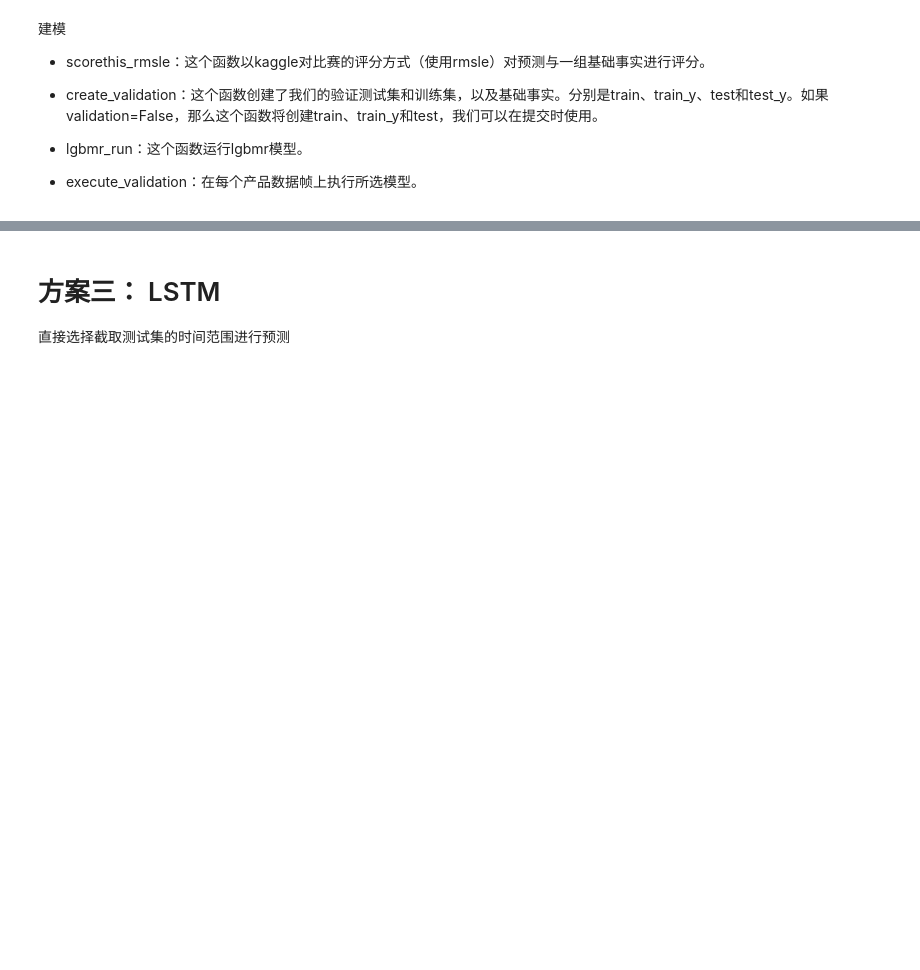
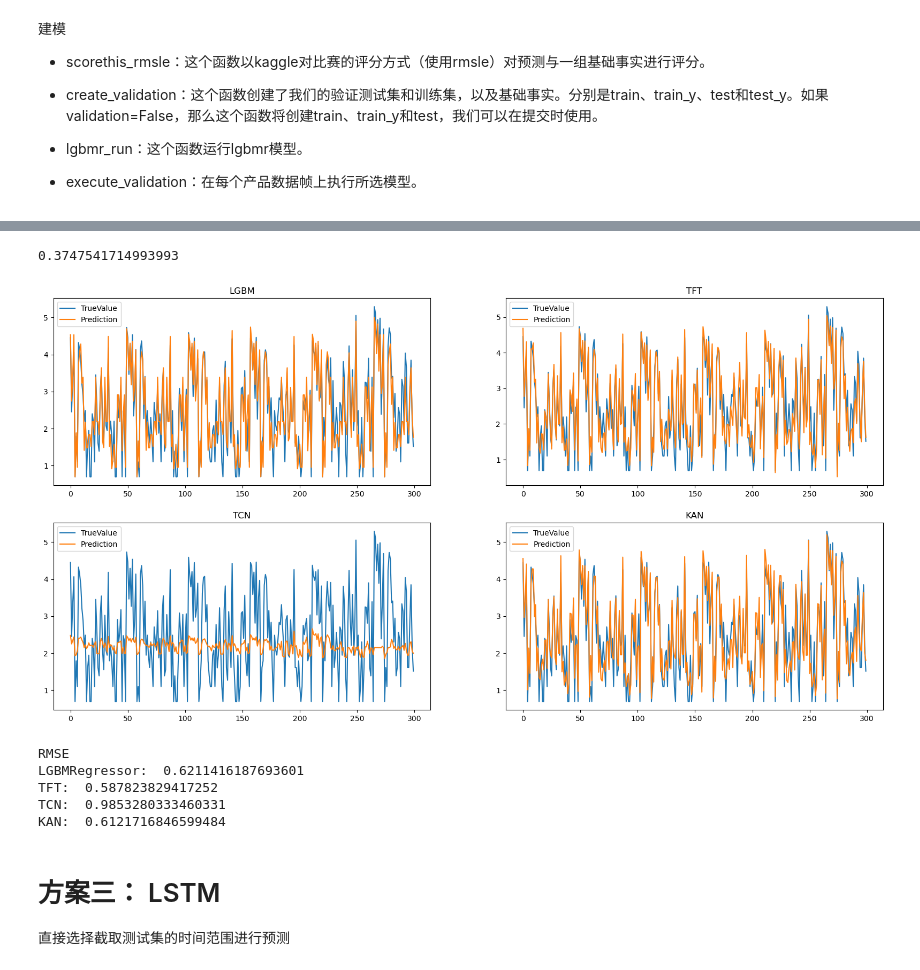
Before and after one commit to lomvix/time-series-study, a Jupyter notebook: Time Series Forecasting.ipynb, the cells around one changed output, grey strips where cells are left out. Saved outputs shown, nothing was run; the diff lists cells and outputs as text; code cells hidden in the pictures; blank space fills up the shorter version.

```diff
--- a/Time Series Forecasting.ipynb
+++ b/Time Series Forecasting.ipynb
@@ -1000,0 +1085,3 @@ And if memory is not enough, you can set `force_col_wise=true`.
+# %%
+x_train,x_test= data[:int(len(data)*0.7)],data[int(len(data)*0.7):]
+y_train,y_test=Y[:int(len(data)*0.7)],Y[int(len(data)*0.7):]
@@ -1000,0 +1102,3 @@ And if memory is not enough, you can set `force_col_wise=true`.
+# %%
+dtr_model = DecisionTreeRegressor(max_depth=8)
+dtr_model.fit(x_train,y_train)
@@ -1000,0 +1107,3 @@ And if memory is not enough, you can set `force_col_wise=true`.
+# %%
+svr_rbf = SVR(kernel="rbf", C=100, gamma=0.1, epsilon=0.1)
+svr_rbf.fit(x_train[:10000],y_train[:10000])
@@ -1000,0 +1112,11 @@ And if memory is not enough, you can set `force_col_wise=true`.
+# %%
+lgbmr_model = LGBMRegressor(
+        colsample_bytree=0.7,
+        learning_rate=0.055,
+        min_child_samples=10,
+        num_leaves=19,
+        objective='regression',
+        n_estimators=1000,
+        n_jobs=4,
+        random_state=337)
+lgbmr_model.fit(x_train,y_train)
@@ -1000,0 +1134,6 @@ And if memory is not enough, you can set `force_col_wise=true`.
+# %%
+from sklearn.metrics import mean_absolute_error as mse
+
+mse(grid_search.predict(x_test),y_test)
+# %% [output]
+0.3747541714993993
@@ -1001,3 +1142,45 @@ And if memory is not enough, you can set `force_col_wise=true`.
+# %%
+plt.figure(figsize=(20, 10))
+plt.subplot(2, 2, 1)
+plt.plot(list(y_test)[:300], label='TrueValue')
+plt.plot(dtr_model.predict(x_test)[:300], label='Prediction')
+plt.title("LGBM")
+plt.legend()
+
+
+plt.subplot(2, 2, 2)
+plt.plot(list(y_test)[:300], label='TrueValue')
+plt.plot(lgbmr_model.predict(x_test)[:300], label='Prediction')
+plt.title("TFT")
+plt.legend()
+
+plt.subplot(2, 2, 3)
+plt.plot(list(y_test)[:300], label='TrueValue')
+plt.plot(svr_rbf.predict(x_test)[:300], label='Prediction')
+plt.title("TCN")
+plt.legend()
+
+plt.subplot(2, 2, 4)
+plt.plot(list(y_test)[:300], label='TrueValue')
+plt.plot(grid_search.predict(x_test)[:300], label='Prediction')
+plt.title("KAN")
+plt.legend()
+
+plt.show()
+# %% [output]
+[figure, added]
+# %%
+print("RMSE")
+print("LGBMRegressor: ",np.sqrt(mse(dtr_model.predict(x_test),y_test)))
+print("TFT: ",np.sqrt(mse(lgbmr_model.predict(x_test),y_test)))
+print("TCN: ",np.sqrt(mse(svr_rbf.predict(x_test),y_test)))
+print("KAN: ",np.sqrt(mse(grid_search.predict(x_test),y_test)))
+# %% [output]
+RMSE
+LGBMRegressor:  0.6211416187693601
+TFT:  0.587823829417252
+TCN:  0.9853280333460331
+KAN:  0.6121716846599484
 # %% [markdown]
 # 方案三： LSTM
 
```
Also changed, not shown: parts of 25 cells of this notebook.
